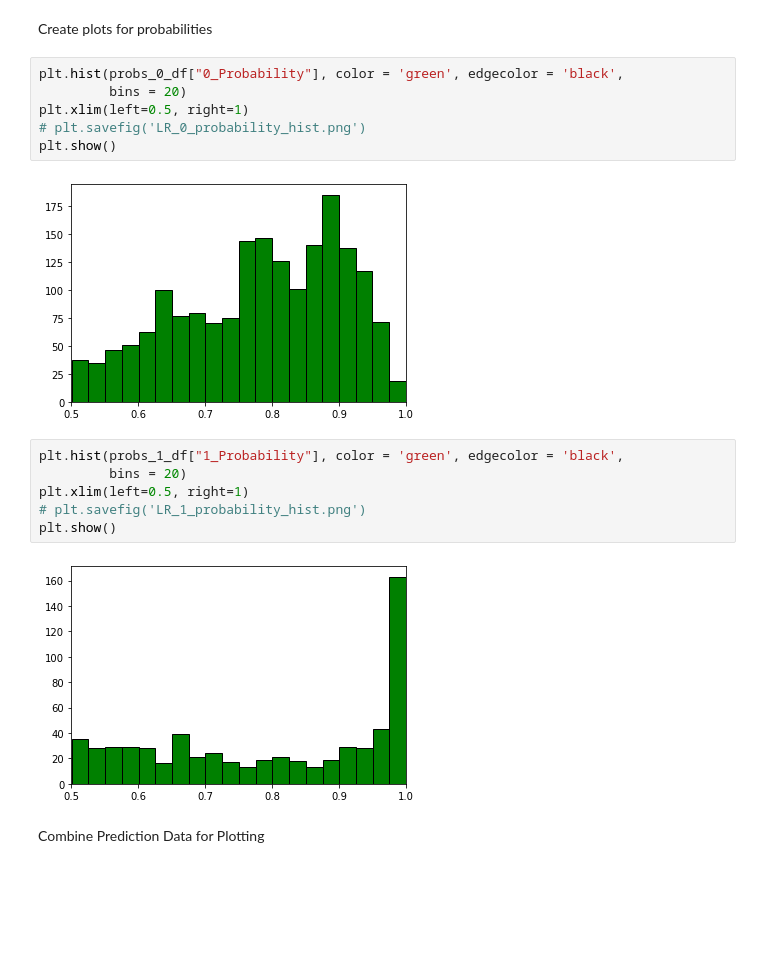
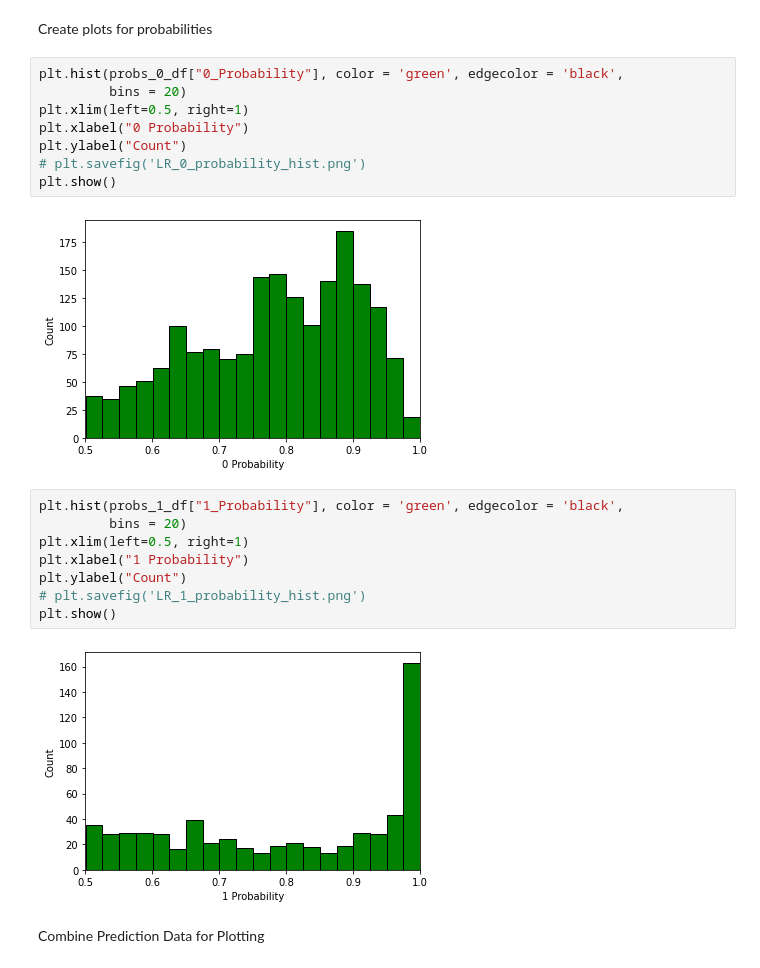
Before and after one commit to SindieCastro/Predicting_Sales_Using_Machine_Learning, a Jupyter notebook: jupyter_notebook_files/DB_VG_LR_resample_Final.ipynb, the cells around one changed output. Saved outputs shown, nothing was run; the diff lists cells and outputs as text; blank space fills up the shorter version.

Commit message:
Updating DB_VG_LR_resample_Final.ipynb with plot labels for histograms

```diff
--- a/jupyter_notebook_files/DB_VG_LR_resample_Final.ipynb
+++ b/jupyter_notebook_files/DB_VG_LR_resample_Final.ipynb
@@ -624,19 +624,23 @@ Create plots for probabilities
 # %%
 plt.hist(probs_0_df["0_Probability"], color = 'green', edgecolor = 'black',
          bins = 20)
 plt.xlim(left=0.5, right=1)
+plt.xlabel("0 Probability")
+plt.ylabel("Count")
 # plt.savefig('LR_0_probability_hist.png')
 plt.show()
 # %% [output]
-[figure, old version]
+[figure, new version]
 # %%
 plt.hist(probs_1_df["1_Probability"], color = 'green', edgecolor = 'black',
          bins = 20)
 plt.xlim(left=0.5, right=1)
+plt.xlabel("1 Probability")
+plt.ylabel("Count")
 # plt.savefig('LR_1_probability_hist.png')
 plt.show()
 # %% [output]
-[figure, old version]
+[figure, new version]
 # %% [markdown]
 Combine Prediction Data for Plotting
 # %%
```
